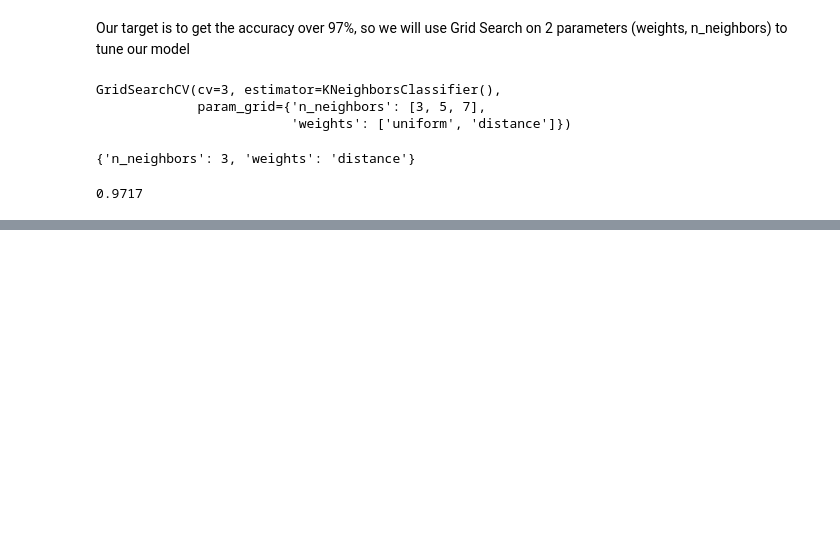
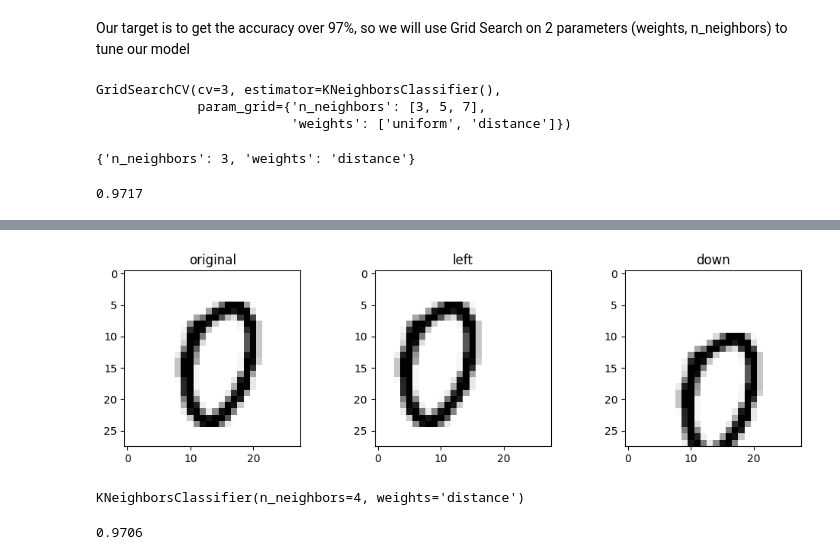
Before and after one commit to nminhquang380/machine-learning-fundamentals, a Jupyter notebook: exercise.ipynb, the cells around one changed output, grey strips where cells are left out. Saved outputs shown, nothing was run; the diff lists cells and outputs as text; code cells hidden in the pictures; blank space fills up the shorter version.

```diff
--- a/exercise.ipynb
+++ b/exercise.ipynb
@@ -82,0 +85,31 @@ grid_search.score(X_test, y_test)
+# %%
+# shift image function
+from scipy.ndimage import shift
+
+def shift_image(image, dx, dy):
+    image = image.reshape(28,28)
+    image = shift(image, [dx, dy], cval=0)
+    return image.reshape([-1])
+# %%
+# test shift function
+sample = X[1000]
+sample_left = shift_image(sample, 0, -5)
+sample_down = shift_image(sample, 5, 0)
+
+plt.figure(figsize=(12,3))
+
+plt.subplot(131)
+plt.title('original')
+plt.imshow(sample.reshape(28,28), cmap='binary')
+
+plt.subplot(132)
+plt.title('left')
+plt.imshow(sample_left.reshape(28,28), cmap='binary')
+
+plt.subplot(133)
+plt.title('down')
+plt.imshow(sample_down.reshape(28,28), cmap='binary')
+
+plt.show()
+# %% [output]
+[figure, added]
@@ -82,0 +134,9 @@ grid_search.score(X_test, y_test)
+# %%
+knn_clf = KNeighborsClassifier(weights='distance', n_neighbors=4)
+knn_clf.fit(X_train_aug, y_train_aug)
+# %% [output]
+KNeighborsClassifier(n_neighbors=4, weights='distance')
+# %%
+knn_clf.score(X_test, y_test)
+# %% [output]
+0.9706
```
Also changed, not shown: parts of 3 cells of this notebook, 1 other file.
